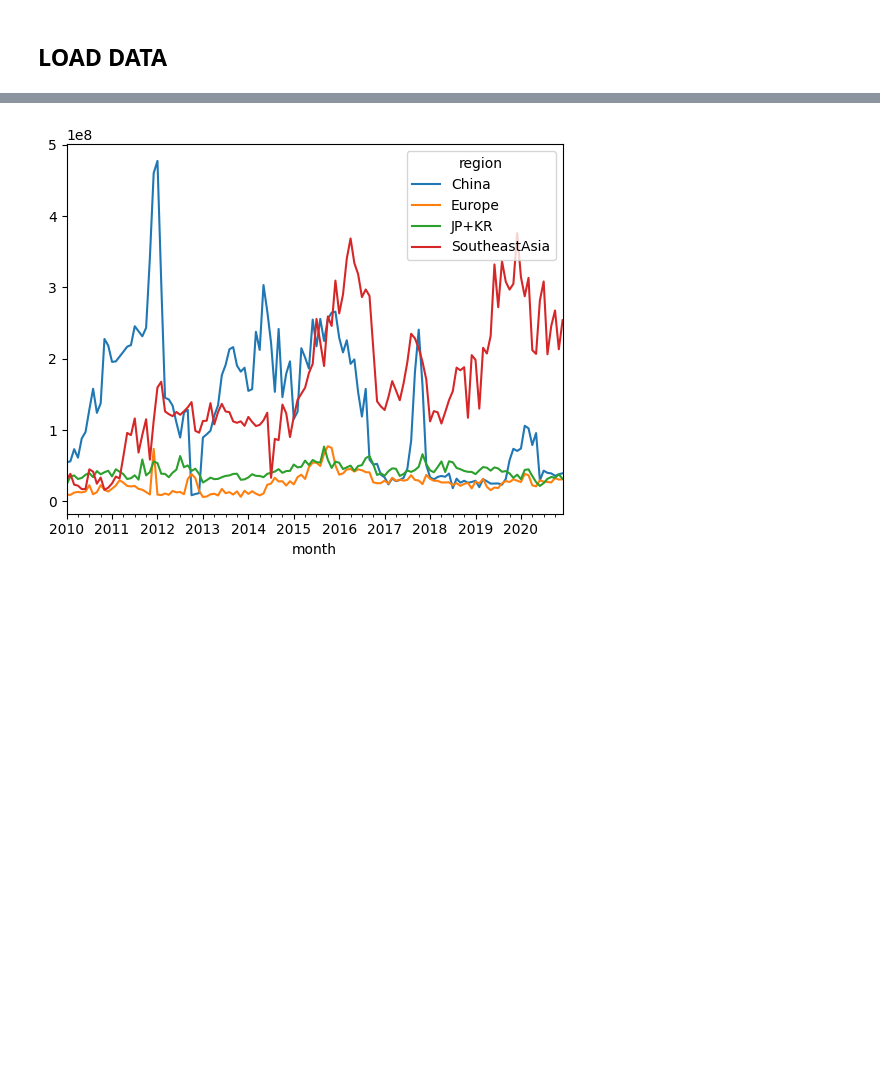
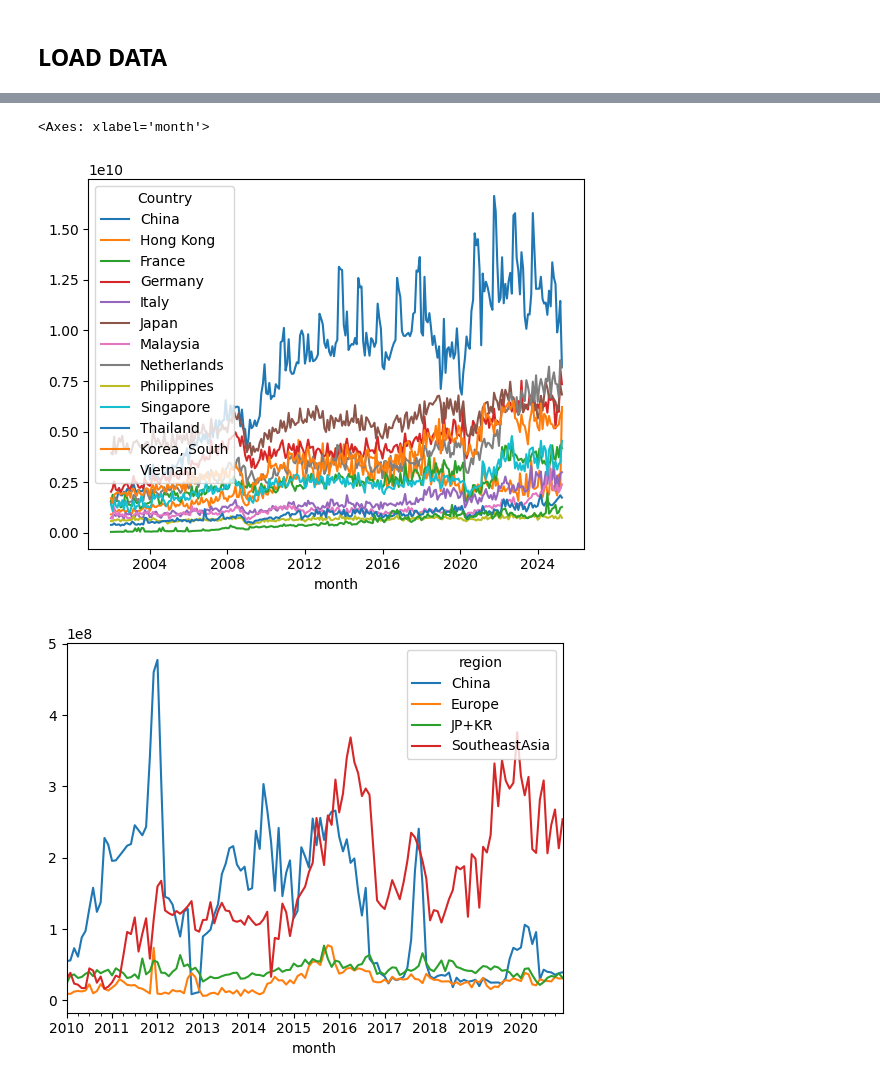
Before and after one commit to LeonardoPolverari/simulation_project, a Jupyter notebook: notebooks/prove_leo_scipy_mse.ipynb, the cells around one changed output, grey strips where cells are left out. Cells and saved outputs as stored; diff of their text form; code cells hidden in the pictures; blank space fills up the shorter version.

Commit message:
data 2002-2025 con elaborazioni

```diff
--- a/notebooks/prove_leo_scipy_mse.ipynb
+++ b/notebooks/prove_leo_scipy_mse.ipynb
@@ -20,0 +22,2 @@ data_long = pd.read_csv(data_path / 'Regions_to_USA.csv')
+# %%
+data_long2 = data_long2.loc[~ data_long2['Time'].str[0].isin(list('1234567890'))]
@@ -21,5 +40,18 @@ data_long = pd.read_csv(data_path / 'Regions_to_USA.csv')
+# %%
+data_long2['month'] = pd.to_datetime(data_long2['Time']).dt.date
+data_long2 = data_long2.rename(columns={'Total Exports Value ($US)' : 'export_value'}).drop_duplicates()
+data_long2['export_value'] = data_long2['export_value'].str.replace(',', '').astype(float)
 # %%
 df = data_long.pivot(index='month', columns='region', values='export_value').reset_index()
+df2 = data_long2.pivot(index='month', columns='Country', values='export_value').reset_index()
+# %%
+df2 = df2.set_index('month')
+# %%
+df2[['China', 'Hong Kong', 'France', 'Germany', 'Italy', 'Japan', 'Malaysia', 'Netherlands', 'Philippines', 'Singapore', 'Thailand', 'Korea, South',
+     'Vietnam']].plot(kind = 'line')
+# %% [output]
+<Axes: xlabel='month'>
+[figure, added]
 # %%
 df['month'] = pd.to_datetime(df['month'])
 # %%
```
Also changed, not shown: parts of 2 cells of this notebook, 1 other file.
